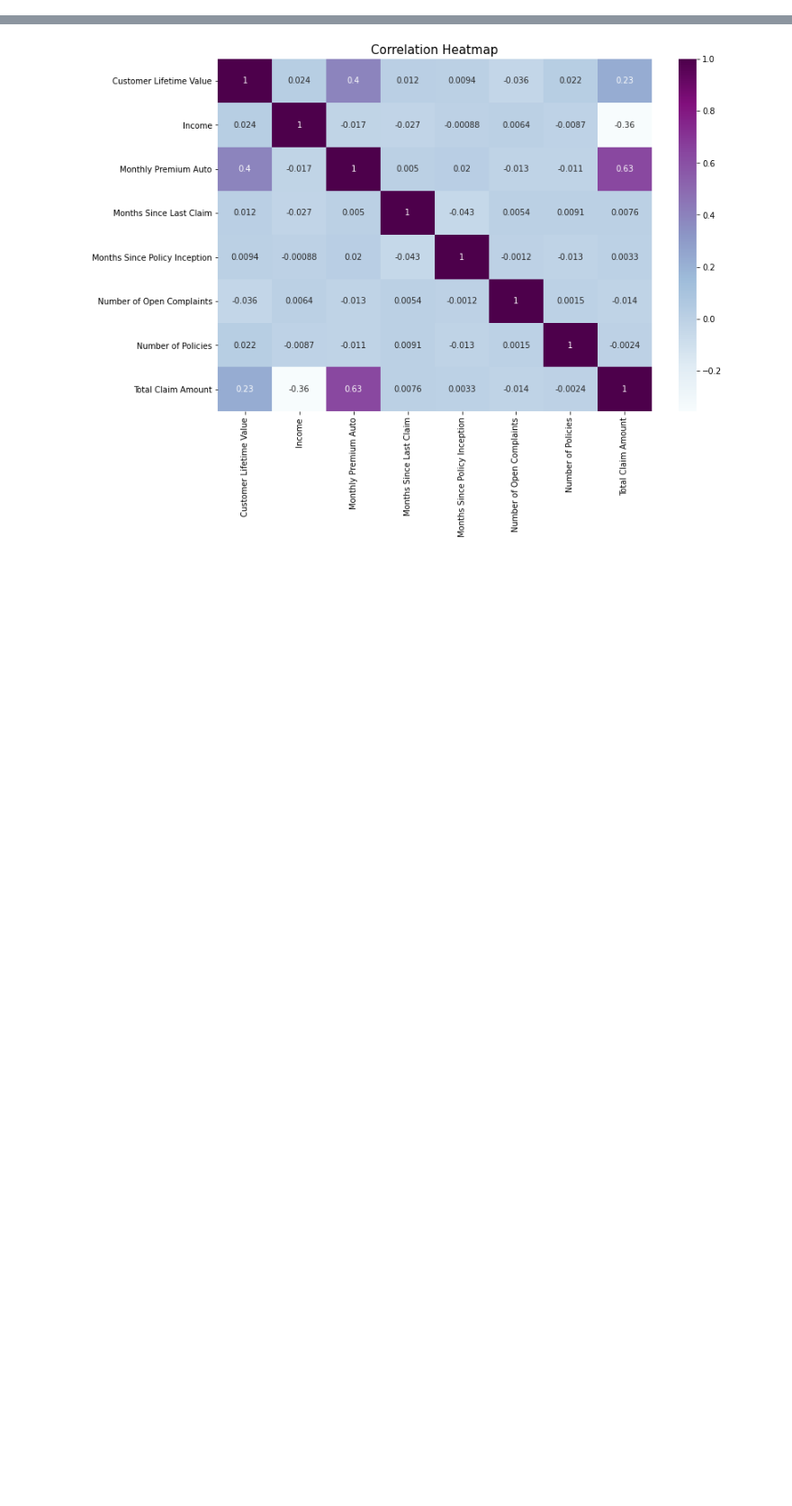
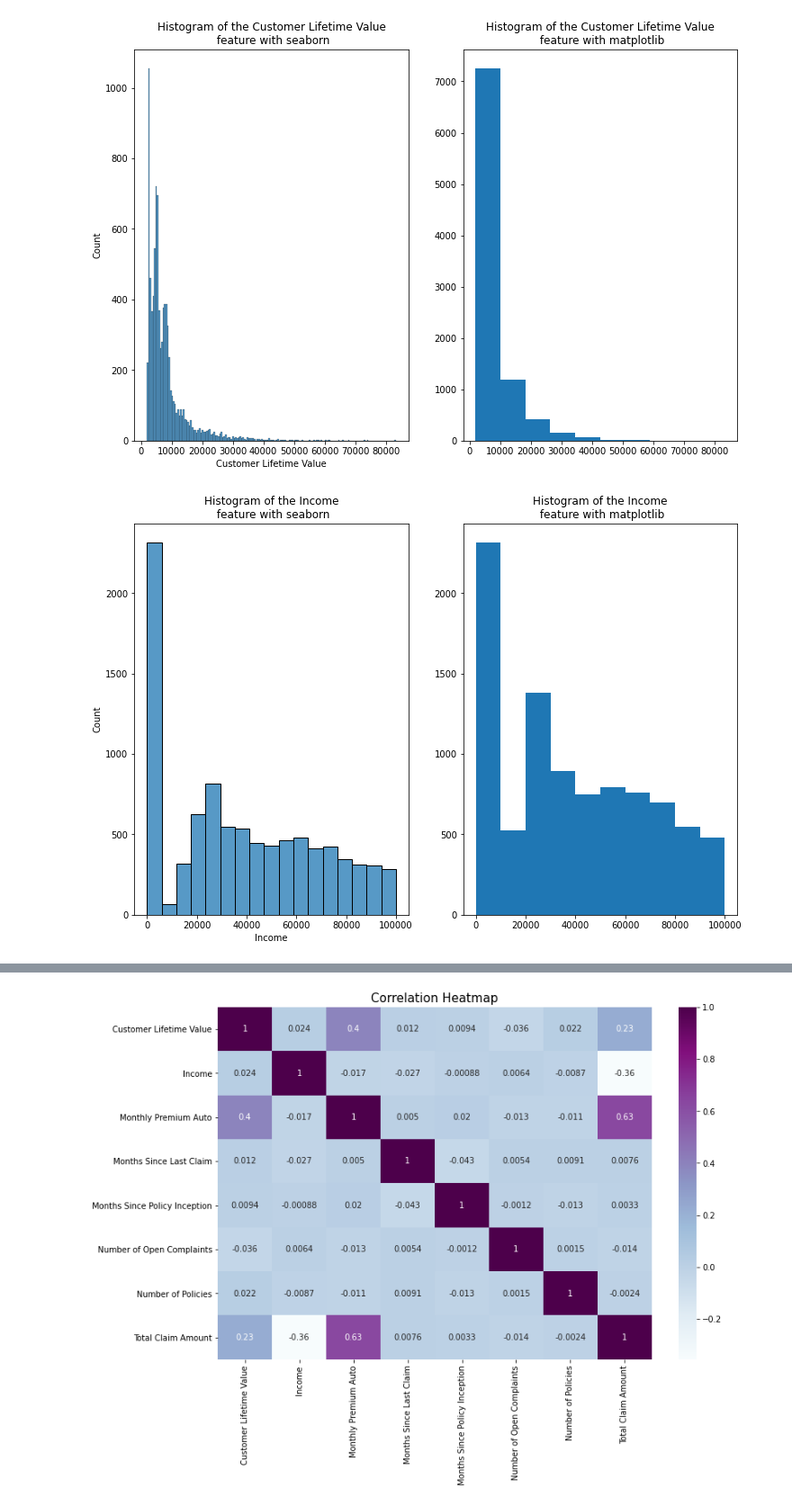
Before and after one commit to sergioaisolutions/lab-customer-analysis-round-4, a Jupyter notebook: solution.ipynb, the cells around one changed output, grey strips where cells are left out. Shown at 90% size. Saved outputs shown, nothing was run; the diff lists cells and outputs as text; code cells hidden in the pictures; blank space fills up the shorter version.

```diff
--- a/solution.ipynb
+++ b/solution.ipynb
@@ -13,3 +17,14 @@ def data_types(dataframe):
     return numerical, categorical
 
 numerical_data, categorical_data = data_types(marketing_customer_data)
+# %%
+for column in numerical_data.columns:
+    fig, axes = plt.subplots(1, 2, figsize = (12, 8))
+    sns.histplot(ax = axes[0], x = column, data = numerical_data)
+    axes[1].hist(x = numerical_data[column])
+    axes[0].set_title(f'Histogram of the {column}\n feature with seaborn', fontsize = 12)
+    axes[1].set_title(f'Histogram of the {column}\n feature with matplotlib', fontsize = 12)
+    plt.show()
+# %% [output]
+[figure, added]
+[figure, added]
```
Also changed, not shown: parts of 8 cells of this notebook.
